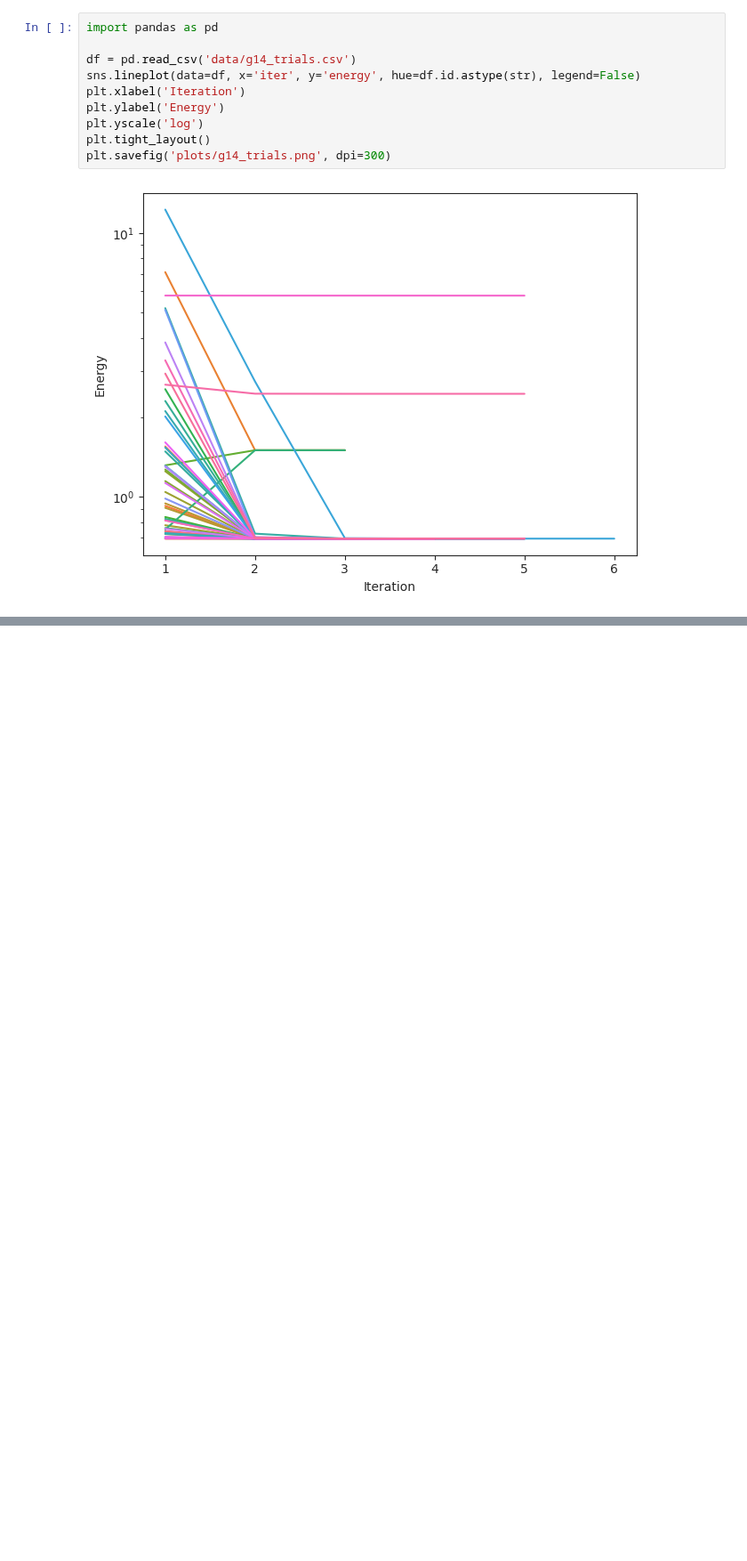
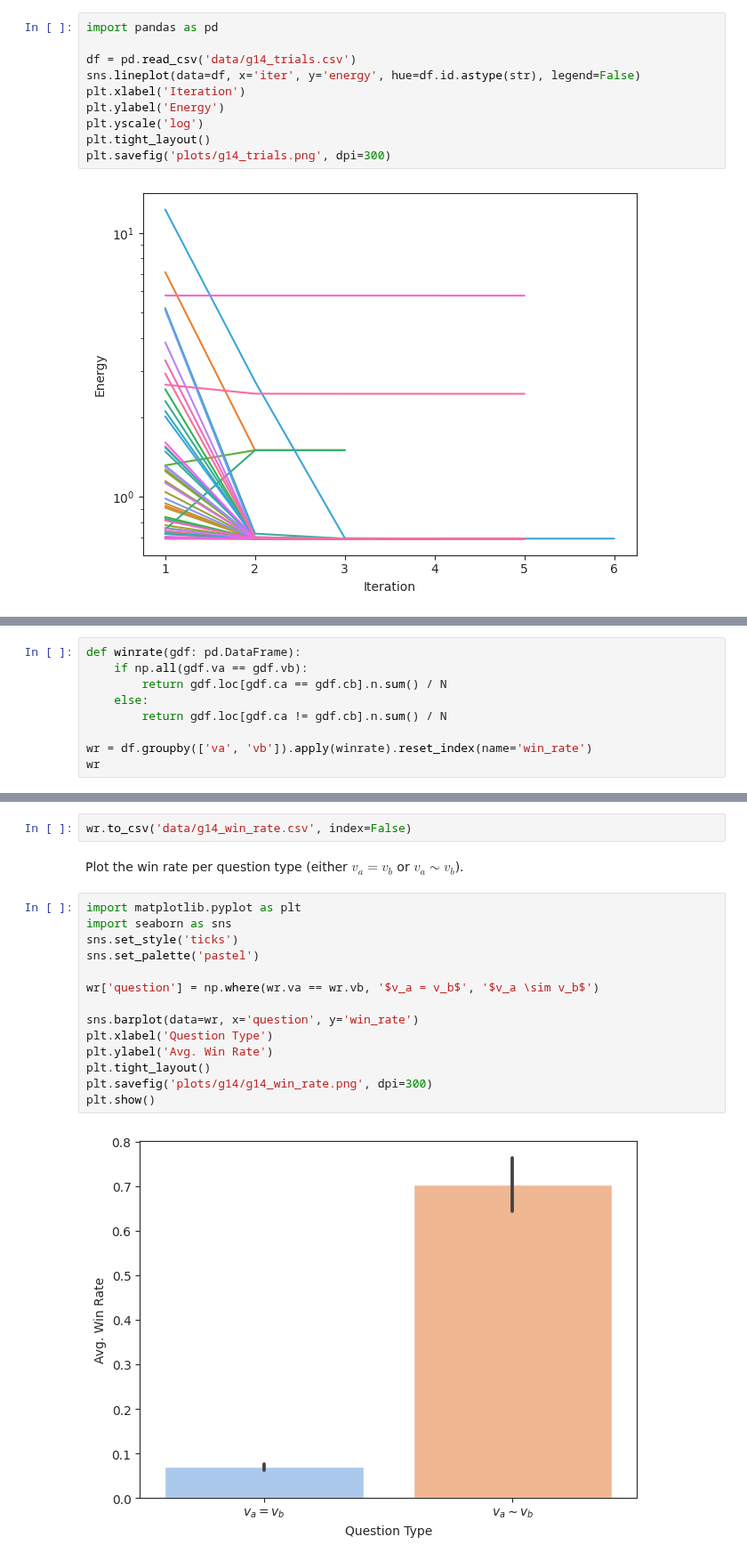
Before and after one commit to jfurches/nonlocalgames, a Jupyter notebook: g14.ipynb, the cells around one changed output, grey strips where cells are left out. Shown at 89% size. Saved outputs shown, nothing was run; the diff lists cells and outputs as text; blank space fills up the shorter version.

```diff
--- a/g14.ipynb
+++ b/g14.ipynb
@@ -91,0 +197,9 @@ plt.savefig('plots/g14_trials.png', dpi=300)
+# %%
+def winrate(gdf: pd.DataFrame):
+    if np.all(gdf.va == gdf.vb):
+        return gdf.loc[gdf.ca == gdf.cb].n.sum() / N
+    else:
+        return gdf.loc[gdf.ca != gdf.cb].n.sum() / N
+
+wr = df.groupby(['va', 'vb']).apply(winrate).reset_index(name='win_rate')
+wr
@@ -91,0 +220,20 @@ plt.savefig('plots/g14_trials.png', dpi=300)
+# %%
+wr.to_csv('data/g14_win_rate.csv', index=False)
+# %% [markdown]
+Plot the win rate per question type (either $v_a = v_b$ or $v_a \sim v_b$).
+# %%
+import matplotlib.pyplot as plt
+import seaborn as sns
+sns.set_style('ticks')
+sns.set_palette('pastel')
+
+wr['question'] = np.where(wr.va == wr.vb, '$v_a = v_b$', '$v_a \sim v_b$')
+
+sns.barplot(data=wr, x='question', y='win_rate')
+plt.xlabel('Question Type')
+plt.ylabel('Avg. Win Rate')
+plt.tight_layout()
+plt.savefig('plots/g14/g14_win_rate.png', dpi=300)
+plt.show()
+# %% [output]
+[figure, added]
```
Also changed, not shown: parts of 13 cells of this notebook, 6 other files.
